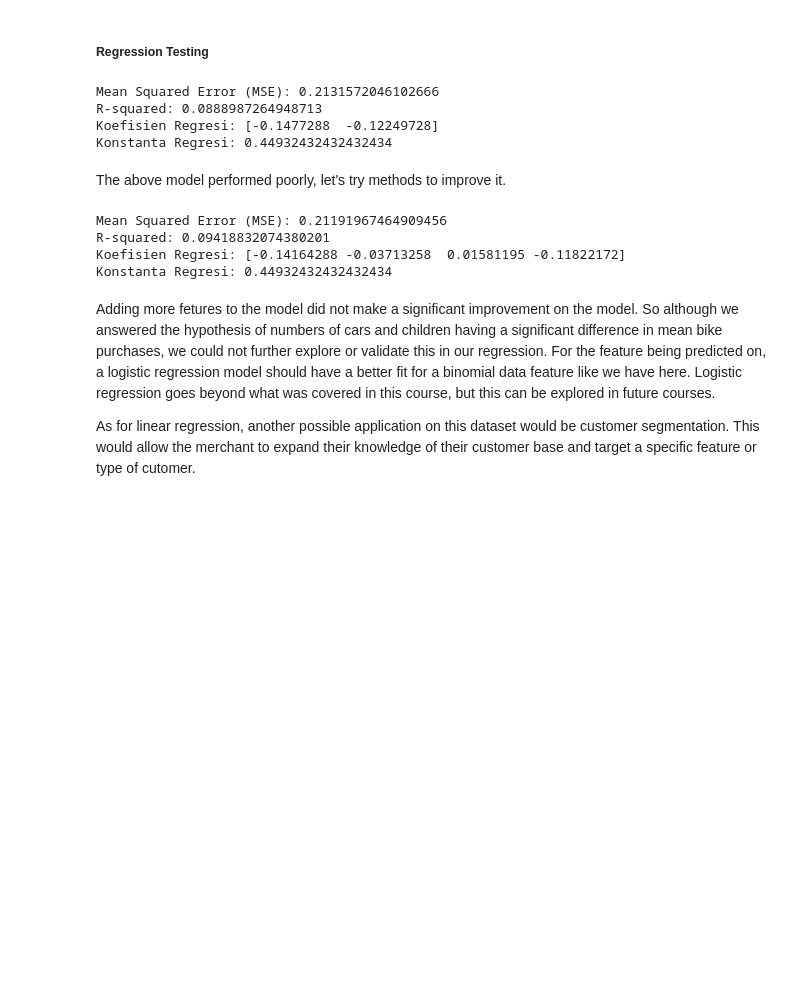
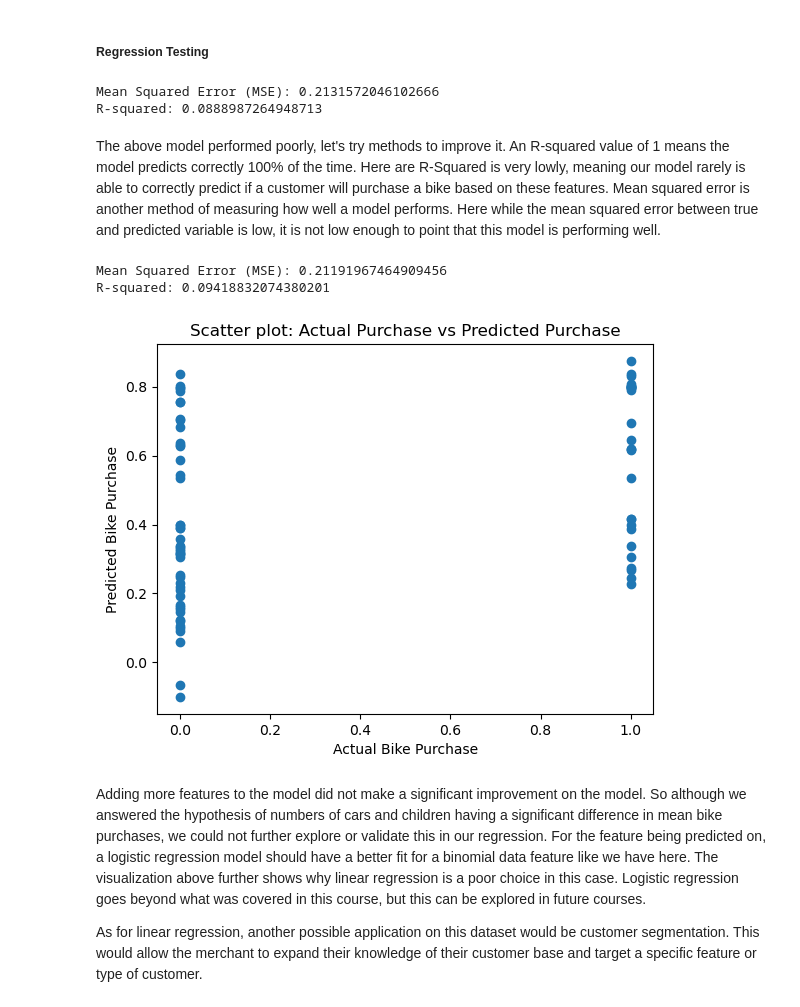
Before and after one commit to Jacinda-G/DSC510, a Jupyter notebook: TOPIC 8.ipynb, the cells around one changed output. Cells and saved outputs as stored; diff of their text form; code cells hidden in the pictures; blank space fills up the shorter version.

```diff
--- a/TOPIC 8.ipynb
+++ b/TOPIC 8.ipynb
@@ -363,15 +364,11 @@ r2 = r2_score(y_test, y_pred)
 
 print(f'Mean Squared Error (MSE): {mse}')
 print(f'R-squared: {r2}')
-print('Koefisien Regresi:', model.coef_)
-print('Konstanta Regresi:', model.intercept_)
 # %% [output]
 Mean Squared Error (MSE): 0.2131572046102666
 R-squared: 0.0888987264948713
-Koefisien Regresi: [-0.1477288  -0.12249728]
-Konstanta Regresi: 0.44932432432432434
-# %% [markdown]
-The above model performed poorly, let's try methods to improve it.
+# %% [markdown]
+The above model performed poorly, let's try methods to improve it. An R-squared value of 1 means the model predicts correctly 100% of the time. Here are R-Squared is very lowly, meaning our model rarely is able to correctly predict if a customer will purchase a bike based on these features. Mean squared error is another method of measuring how well a model performs. Here while the mean squared error between true and predicted variable is low, it is not low enough to point that this model is performing well.
 # %%
 #define X features
 X = df[['Cars', 'Age', 'Income', 'Children']]
@@ -399,14 +396,19 @@ r2 = r2_score(y_test, y_pred)
 
 print(f'Mean Squared Error (MSE): {mse}')
 print(f'R-squared: {r2}')
-print('Koefisien Regresi:', model.coef_)
-print('Konstanta Regresi:', model.intercept_)
 # %% [output]
 Mean Squared Error (MSE): 0.21191967464909456
 R-squared: 0.09418832074380201
-Koefisien Regresi: [-0.14164288 -0.03713258  0.01581195 -0.11822172]
-Konstanta Regresi: 0.44932432432432434
+# %%
+#visualization of regression results
+plt.scatter(y_test, y_pred)
+plt.xlabel('Actual Bike Purchase')
+plt.ylabel('Predicted Bike Purchase')
+plt.title('Scatter plot: Actual Purchase vs Predicted Purchase')
+plt.show()
+# %% [output]
+[figure, added]
 # %% [markdown]
-Adding more fetures to the model did not make a significant improvement on the model. So although we answered the hypothesis of numbers of cars and children having a significant difference in mean bike purchases, we could not further explore or validate this in our regression. For the feature being predicted on, a logistic regression model should have a better fit for a binomial data feature like we have here. Logistic regression goes beyond what was covered in this course, but this can be explored in future courses.
+Adding more features to the model did not make a significant improvement on the model. So although we answered the hypothesis of numbers of cars and children having a significant difference in mean bike purchases, we could not further explore or validate this in our regression. For the feature being predicted on, a logistic regression model should have a better fit for a binomial data feature like we have here. The visualization above further shows why linear regression is a poor choice in this case. Logistic regression goes beyond what was covered in this course, but this can be explored in future courses.
 
-As for linear regression, another possible application on this dataset would be customer segmentation. This would allow the merchant to expand their knowledge of their customer base and target a specific feature or type of cutomer.
+As for linear regression, another possible application on this dataset would be customer segmentation. This would allow the merchant to expand their knowledge of their customer base and target a specific feature or type of customer.
```
Also changed, not shown: parts of 17 cells of this notebook.
